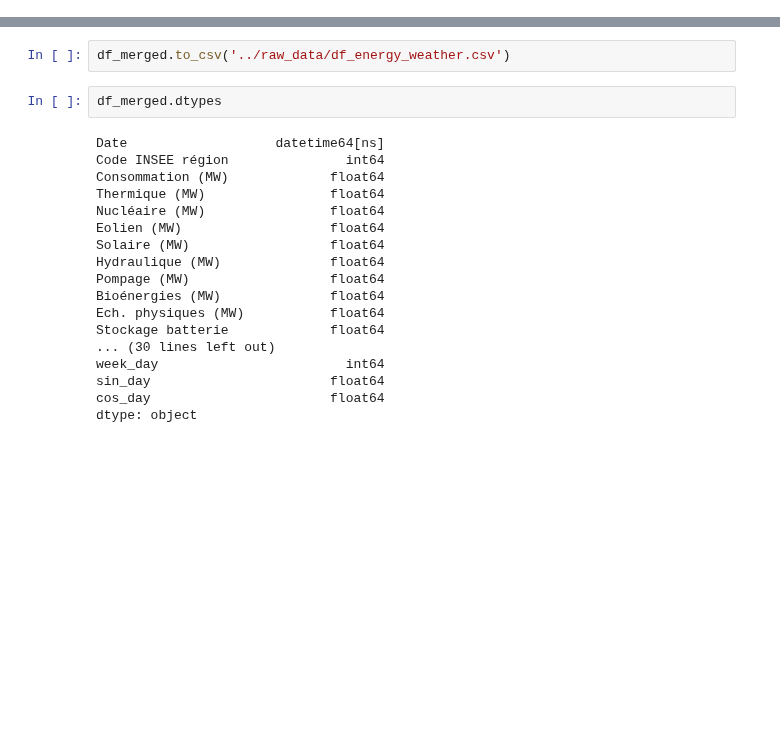
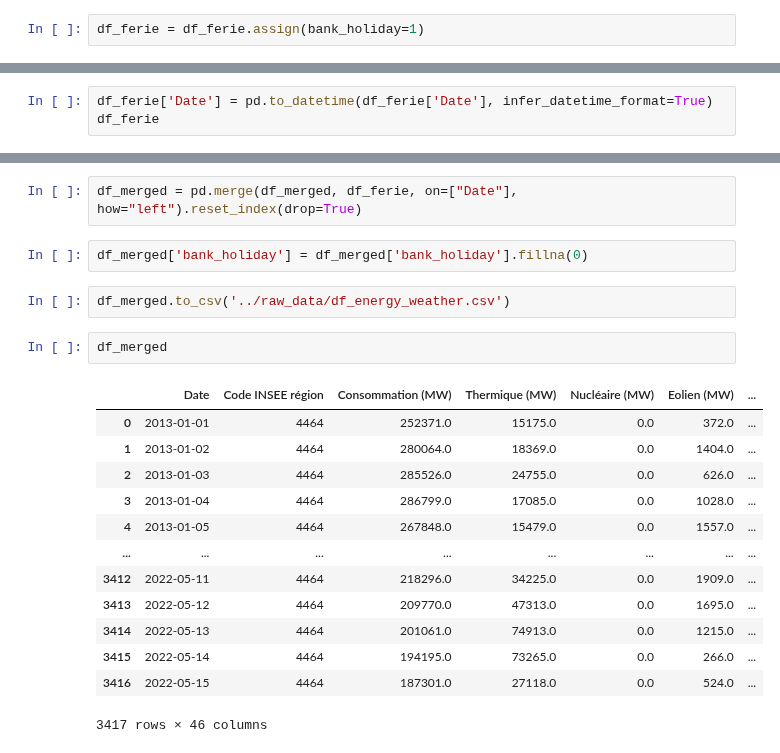
Before and after one commit to thomasbordier/forecast_energy_consumption, a Jupyter notebook: notebooks/data_preparation.ipynb, the cells around one changed output, grey strips where cells are left out. Cells and saved outputs as stored; diff of their text form; blank space fills up the shorter version.

```diff
--- a/notebooks/data_preparation.ipynb
+++ b/notebooks/data_preparation.ipynb
@@ -108,0 +147,2 @@ df_weather.to_csv('../raw_data/df_weather_clean.csv')
+# %%
+df_ferie = df_ferie.assign(bank_holiday=1)
@@ -108,0 +165,3 @@ df_weather.to_csv('../raw_data/df_weather_clean.csv')
+# %%
+df_ferie['Date'] = pd.to_datetime(df_ferie['Date'], infer_datetime_format=True)
+df_ferie
@@ -122,22 +197,22 @@ df_merged['Date'] = pd.to_datetime(df_merged['Date'], infer_datetime_format=True
+# %%
+df_merged = pd.merge(df_merged, df_ferie, on=["Date"], how="left").reset_index(drop=True)
+# %%
+df_merged['bank_holiday'] = df_merged['bank_holiday'].fillna(0)
 # %%
 df_merged.to_csv('../raw_data/df_energy_weather.csv')
-# %%
-df_merged.dtypes
-# %% [output]
-Date                   datetime64[ns]
-Code INSEE région               int64
-Consommation (MW)             float64
-Thermique (MW)                float64
-Nucléaire (MW)                float64
-Eolien (MW)                   float64
-Solaire (MW)                  float64
-Hydraulique (MW)              float64
-Pompage (MW)                  float64
-Bioénergies (MW)              float64
-Ech. physiques (MW)           float64
-Stockage batterie             float64
-... (30 lines left out)
-week_day                        int64
-sin_day                       float64
-cos_day                       float64
-dtype: object
+# %%
+df_merged
+# %% [output]
+|  | Date | Code INSEE région | Consommation (MW) | Thermique (MW) | Nucléaire (MW) | Eolien (MW) | ... |
+| 0 | 2013-01-01 | 4464 | 252371.0 | 15175.0 | 0.0 | 372.0 | ... |
+| 1 | 2013-01-02 | 4464 | 280064.0 | 18369.0 | 0.0 | 1404.0 | ... |
+| 2 | 2013-01-03 | 4464 | 285526.0 | 24755.0 | 0.0 | 626.0 | ... |
+| 3 | 2013-01-04 | 4464 | 286799.0 | 17085.0 | 0.0 | 1028.0 | ... |
+| 4 | 2013-01-05 | 4464 | 267848.0 | 15479.0 | 0.0 | 1557.0 | ... |
+| ... | ... | ... | ... | ... | ... | ... | ... |
+| 3412 | 2022-05-11 | 4464 | 218296.0 | 34225.0 | 0.0 | 1909.0 | ... |
+| 3413 | 2022-05-12 | 4464 | 209770.0 | 47313.0 | 0.0 | 1695.0 | ... |
+| 3414 | 2022-05-13 | 4464 | 201061.0 | 74913.0 | 0.0 | 1215.0 | ... |
+| 3415 | 2022-05-14 | 4464 | 194195.0 | 73265.0 | 0.0 | 266.0 | ... |
+| 3416 | 2022-05-15 | 4464 | 187301.0 | 27118.0 | 0.0 | 524.0 | ... |
+3417 rows × 46 columns
```
Also changed, not shown: parts of 7 cells of this notebook, 12 other files.
